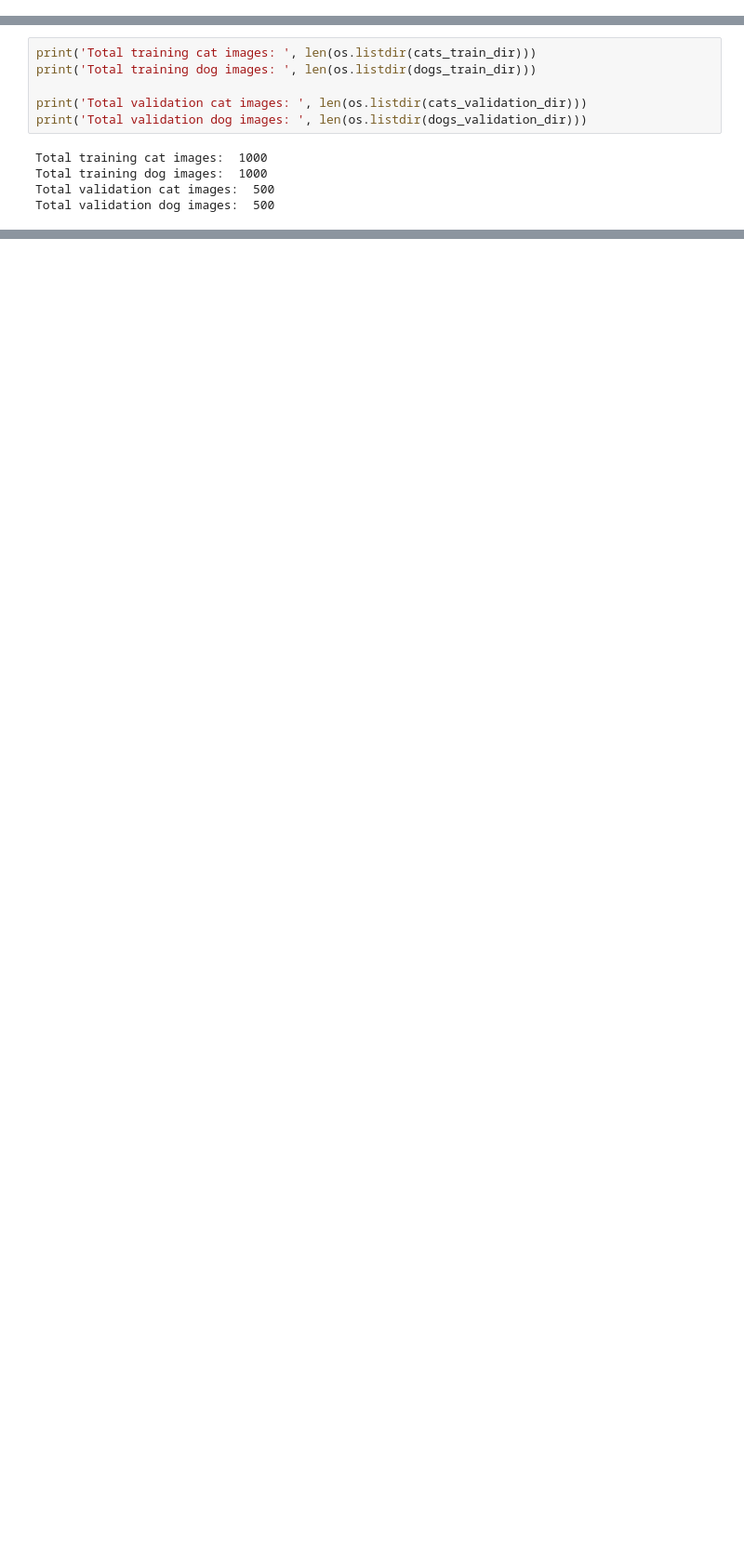
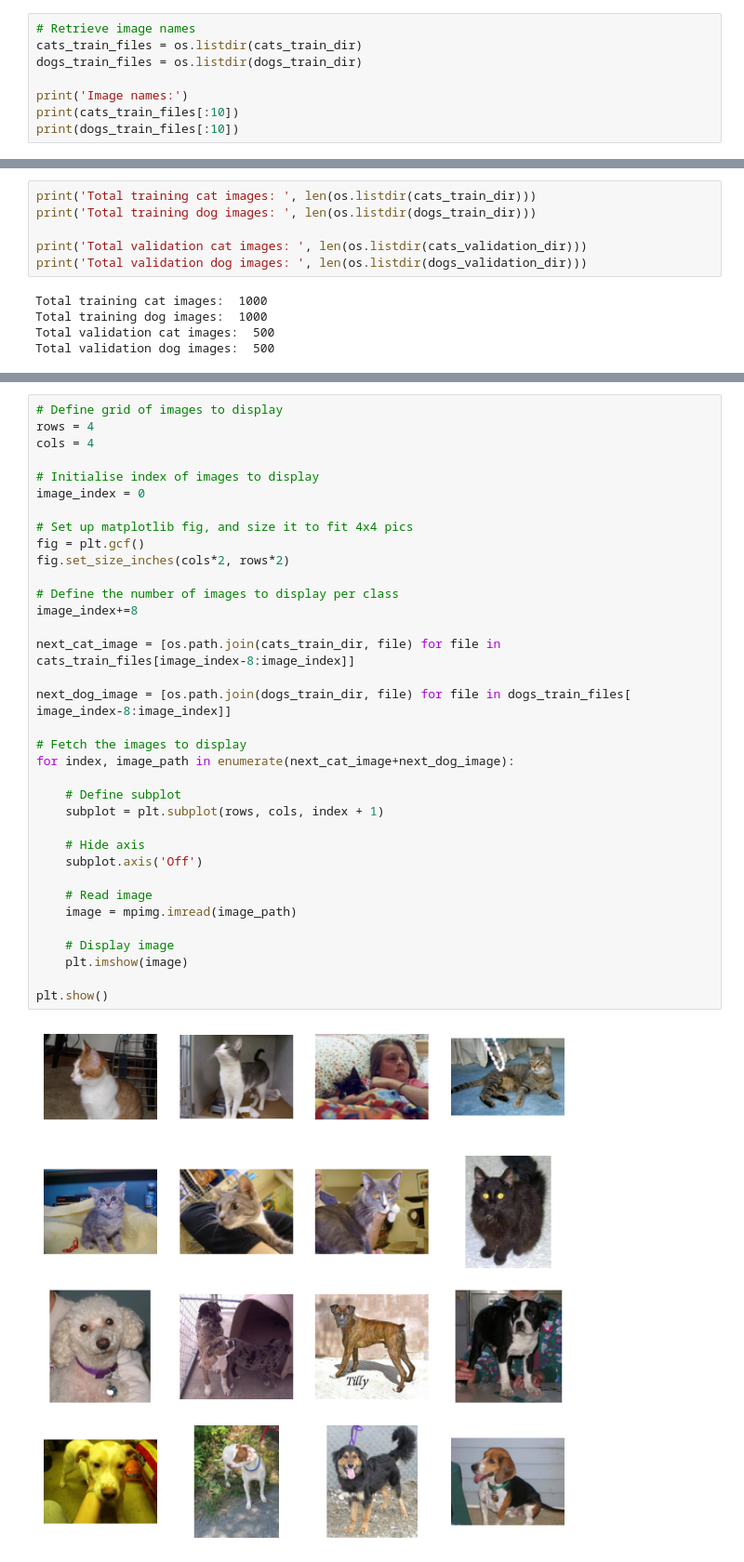
Before and after one commit to Volscente/cheat_sheets, a Jupyter notebook: machine_learning/TensorFlow/tensorflow_cnn.ipynb, the cells around one changed output, grey strips where cells are left out. Shown at 93% size. Cells and saved outputs as stored; diff of their text form; blank space fills up the shorter version.

```diff
--- a/machine_learning/TensorFlow/tensorflow_cnn.ipynb
+++ b/machine_learning/TensorFlow/tensorflow_cnn.ipynb
@@ -52,3 +60,11 @@ dogs_train_dir = train_dir / 'dogs'
 # Define validation paths
 cats_validation_dir = validation_dir / 'cats'
 dogs_validation_dir = validation_dir / 'dogs'
+# %%
+# Retrieve image names
+cats_train_files = os.listdir(cats_train_dir)
+dogs_train_files = os.listdir(dogs_train_dir)
+
+print('Image names:')
+print(cats_train_files[:10])
+print(dogs_train_files[:10])
@@ -65,0 +90,37 @@ Total validation dog images:  500
+# %%
+# Define grid of images to display
+rows = 4
+cols = 4
+
+# Initialise index of images to display
+image_index = 0
+
+# Set up matplotlib fig, and size it to fit 4x4 pics
+fig = plt.gcf()
+fig.set_size_inches(cols*2, rows*2)
+
+# Define the number of images to display per class
+image_index+=8
+
+next_cat_image = [os.path.join(cats_train_dir, file) for file in cats_train_files[image_index-8:image_index]]
+
+next_dog_image = [os.path.join(dogs_train_dir, file) for file in dogs_train_files[ image_index-8:image_index]]
+
+# Fetch the images to display
+for index, image_path in enumerate(next_cat_image+next_dog_image):
+
+    # Define subplot
+    subplot = plt.subplot(rows, cols, index + 1)
+
+    # Hide axis
+    subplot.axis('Off')
+
+    # Read image
+    image = mpimg.imread(image_path)
+
+    # Display image
+    plt.imshow(image)
+
+plt.show()
+# %% [output]
+[figure, added]
```
Also changed, not shown: parts of 10 cells of this notebook.
